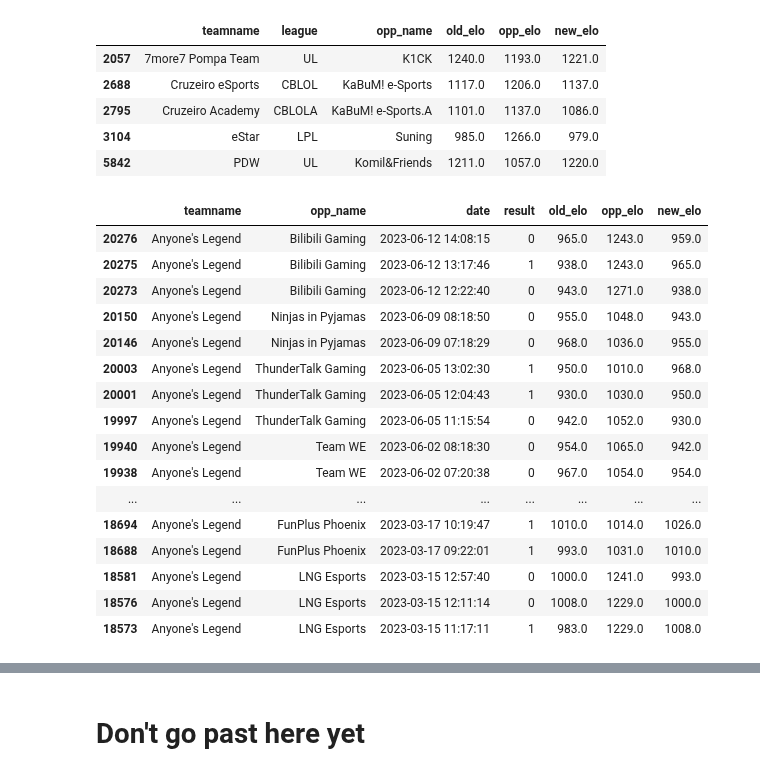
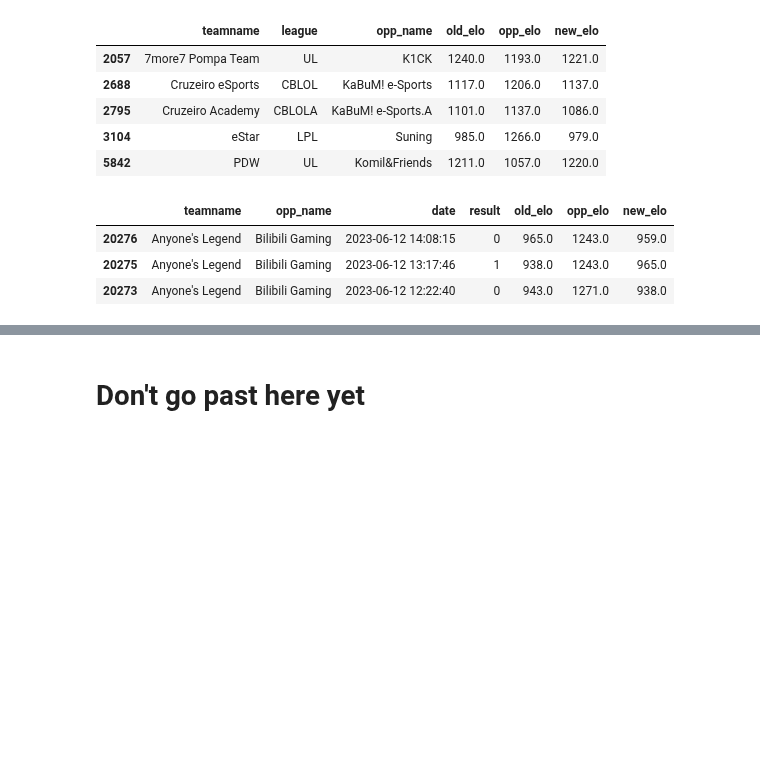
Before and after one commit to richie-p-meyer/league, a Jupyter notebook: scratch.ipynb, the cells around one changed output, grey strips where cells are left out. Saved outputs shown, nothing was run; the diff lists cells and outputs as text; code cells hidden in the pictures; blank space fills up the shorter version.

```diff
--- a/scratch.ipynb
+++ b/scratch.ipynb
@@ -382,10 +381,10 @@ for html, name in zip(html_files,league_name):
     span_element = soup.find_all('span', class_='src-ParticipantOddsOnly50_Odds')
     odds_list = [int(i.text) for i in span_element]
 
-    df = pd.DataFrame({'teamname':team_list,'odds':odds_list})
-    df = add_opp_name(df)
-    df['league'] = name
-    temp.append(df)
+    df_temp = pd.DataFrame({'teamname':team_list,'odds':odds_list})
+    df_temp = add_opp_name(df_temp)
+    df_temp['league'] = name
+    temp.append(df_temp)
 
 bet = pd.concat(temp)
 # %%
@@ -409,22 +408,9 @@ monies1 = monies1[monies1.odds_diff>.08]
 monies3 =monies[['teamname','league','odds','opp_name','new_elo','opp_elo','odds_diff_3']].sort_values(['league','odds_diff_3'],ascending=False)
 monies3 = monies3[monies3.odds_diff_3>.08]
 # %%
-get_team(df,"Anyone's Legend",20)
+get_team(df,"Anyone's Legend",3)
 # %% [output]
 |  | teamname | opp_name | date | result | old_elo | opp_elo | new_elo |
 | 20276 | Anyone's Legend | Bilibili Gaming | 2023-06-12 14:08:15 | 0 | 965.0 | 1243.0 | 959.0 |
 | 20275 | Anyone's Legend | Bilibili Gaming | 2023-06-12 13:17:46 | 1 | 938.0 | 1243.0 | 965.0 |
 | 20273 | Anyone's Legend | Bilibili Gaming | 2023-06-12 12:22:40 | 0 | 943.0 | 1271.0 | 938.0 |
-| 20150 | Anyone's Legend | Ninjas in Pyjamas | 2023-06-09 08:18:50 | 0 | 955.0 | 1048.0 | 943.0 |
-| 20146 | Anyone's Legend | Ninjas in Pyjamas | 2023-06-09 07:18:29 | 0 | 968.0 | 1036.0 | 955.0 |
-| 20003 | Anyone's Legend | ThunderTalk Gaming | 2023-06-05 13:02:30 | 1 | 950.0 | 1010.0 | 968.0 |
-| 20001 | Anyone's Legend | ThunderTalk Gaming | 2023-06-05 12:04:43 | 1 | 930.0 | 1030.0 | 950.0 |
-| 19997 | Anyone's Legend | ThunderTalk Gaming | 2023-06-05 11:15:54 | 0 | 942.0 | 1052.0 | 930.0 |
-| 19940 | Anyone's Legend | Team WE | 2023-06-02 08:18:30 | 0 | 954.0 | 1065.0 | 942.0 |
-| 19938 | Anyone's Legend | Team WE | 2023-06-02 07:20:38 | 0 | 967.0 | 1054.0 | 954.0 |
-| ... | ... | ... | ... | ... | ... | ... | ... |
-| 18694 | Anyone's Legend | FunPlus Phoenix | 2023-03-17 10:19:47 | 1 | 1010.0 | 1014.0 | 1026.0 |
-| 18688 | Anyone's Legend | FunPlus Phoenix | 2023-03-17 09:22:01 | 1 | 993.0 | 1031.0 | 1010.0 |
-| 18581 | Anyone's Legend | LNG Esports | 2023-03-15 12:57:40 | 0 | 1000.0 | 1241.0 | 993.0 |
-| 18576 | Anyone's Legend | LNG Esports | 2023-03-15 12:11:14 | 0 | 1008.0 | 1229.0 | 1000.0 |
-| 18573 | Anyone's Legend | LNG Esports | 2023-03-15 11:17:11 | 1 | 983.0 | 1229.0 | 1008.0 |
```
Also changed, not shown: parts of 6 cells of this notebook, 2 other files.
